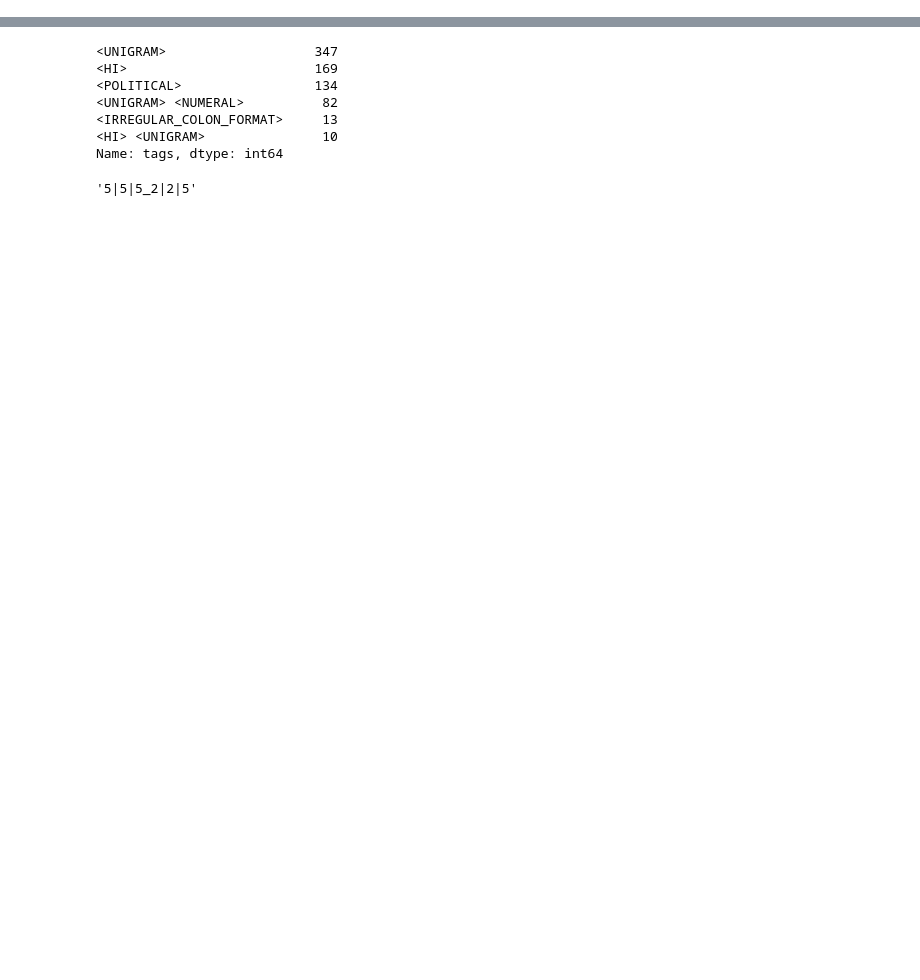
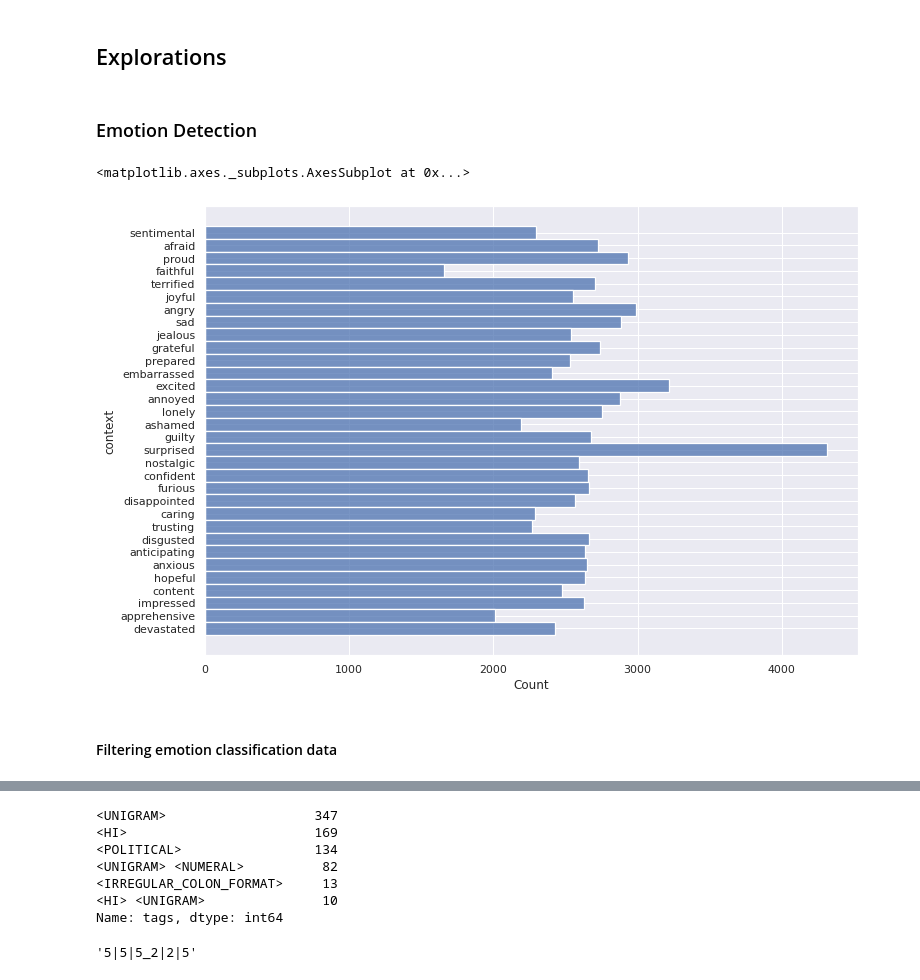
Before and after one commit to wilmeragsgh/philia, a Jupyter notebook: experiments/eda.ipynb, the cells around one changed output, grey strips where cells are left out. Saved outputs shown, nothing was run; the diff lists cells and outputs as text; code cells hidden in the pictures; blank space fills up the shorter version.

Commit message:
feat: Add complementary explorations on the data and personal comments

```diff
--- a/experiments/eda.ipynb
+++ b/experiments/eda.ipynb
@@ -12,0 +95,4 @@ df.head()
+# %% [markdown]
+## Explorations
+# %% [markdown]
+### Emotion Detection
@@ -12,0 +102,7 @@ df.head()
+# %%
+sns.histplot(empdialogues_train, y="context")
+# %% [output]
+<matplotlib.axes._subplots.AxesSubplot at 0x...>
+[figure, added]
+# %% [markdown]
+#### Filtering emotion classification data
```
Also changed, not shown: parts of 81 cells of this notebook.
